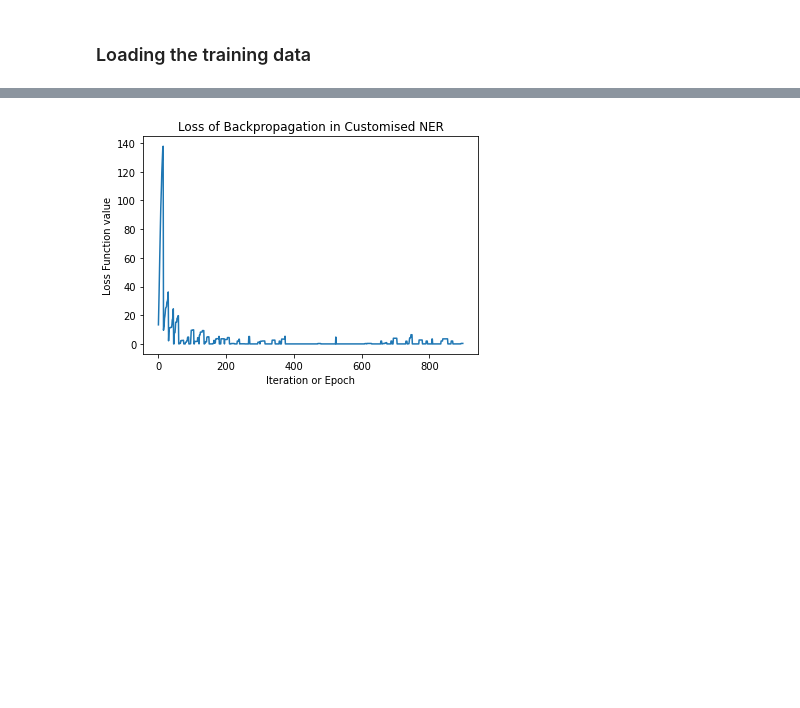
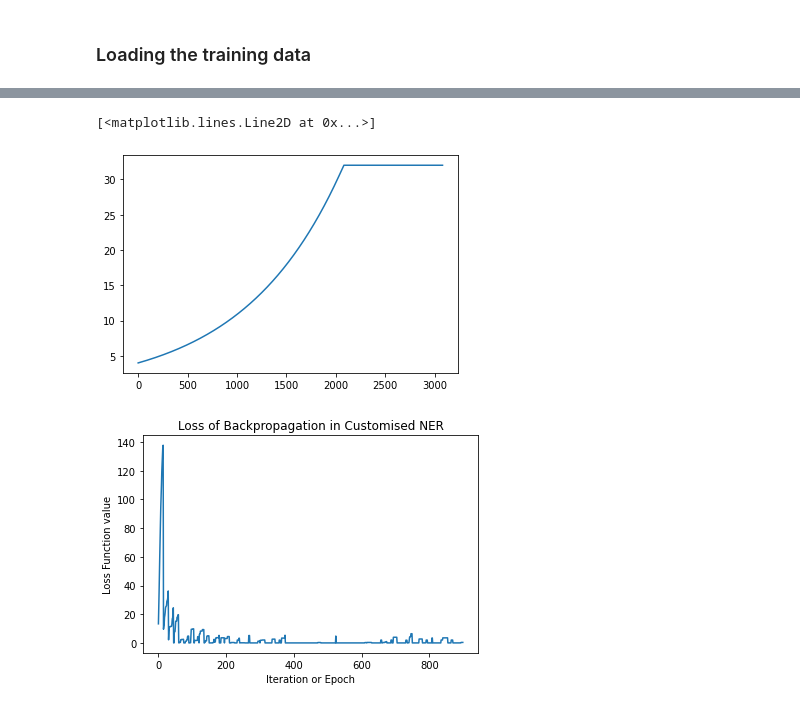
Before and after one commit to Gaurav0502/Chatbot-Yes-No-Answering, a Jupyter notebook: notebooks/Chatbot.ipynb, the cells around one changed output, grey strips where cells are left out. Saved outputs shown, nothing was run; the diff lists cells and outputs as text; code cells hidden in the pictures; blank space fills up the shorter version.

```diff
--- a/notebooks/Chatbot.ipynb
+++ b/notebooks/Chatbot.ipynb
@@ -174,6 +207,21 @@ with nlp.disable_pipes(*unaffected_pipes):
                     losses=losses,
                 )
         l.append(losses["ner"])
+# %%
+size=compounding(4.0, 32.0, 1.001)
+# %%
+batch_sizes = []
+while True:
+   next_size = next(size)
+   if next_size == 32.0:
+      break
+   else:
+      batch_sizes.append(next_size)
+# %%
+plt.plot(batch_sizes+[32]*(10**3))
+# %% [output]
+[<matplotlib.lines.Line2D at 0x...>]
+[figure, added]
 # %%
 plt.plot(list(range(len(l))),l)
 plt.xlabel("Iteration or Epoch")
```
Also changed, not shown: parts of 3 cells of this notebook.
